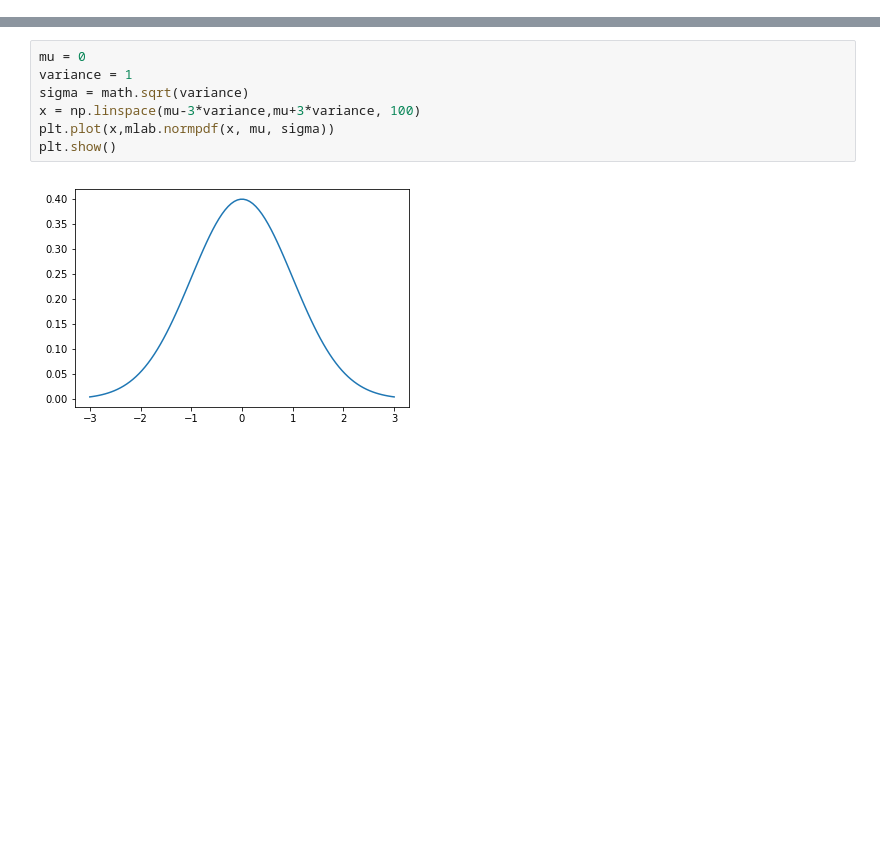
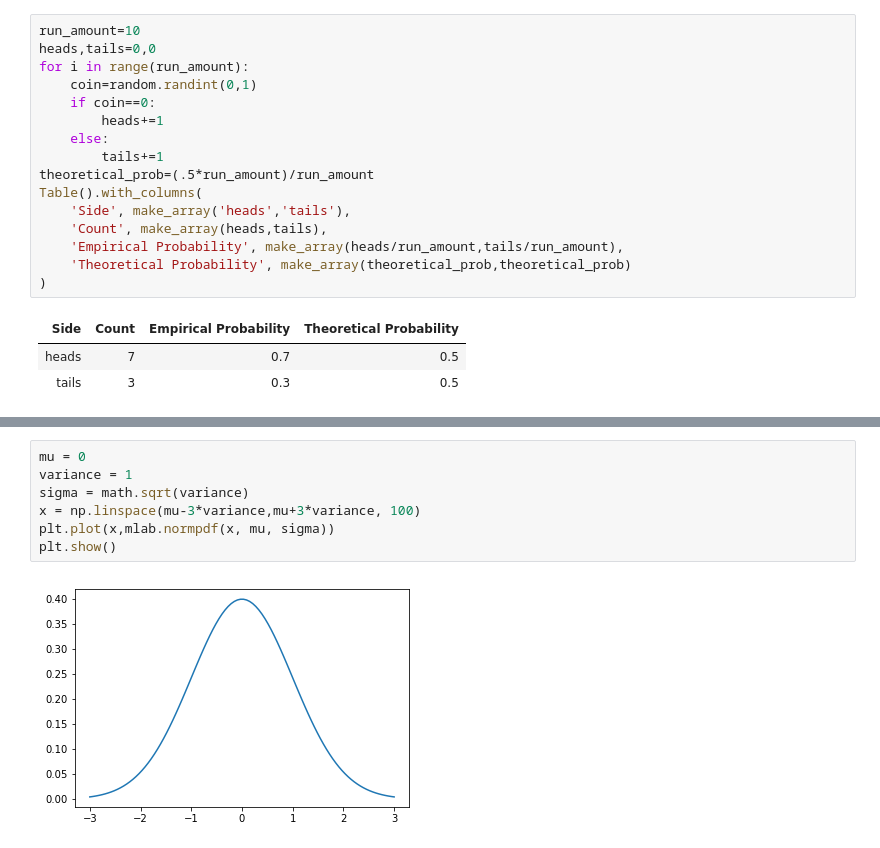
Before and after one commit to dsindia/notebooks, a Jupyter notebook: Intro_to_prob_cont.ipynb, the cells around one changed output, grey strips where cells are left out. Saved outputs shown, nothing was run; the diff lists cells and outputs as text; blank space fills up the shorter version.

Commit message:
added coin flip example

```diff
--- a/Intro_to_prob_cont.ipynb
+++ b/Intro_to_prob_cont.ipynb
@@ -5,0 +12,20 @@ import matplotlib.mlab as mlab
+# %%
+run_amount=10
+heads,tails=0,0
+for i in range(run_amount):
+    coin=random.randint(0,1)
+    if coin==0:
+        heads+=1
+    else:
+        tails+=1
+theoretical_prob=(.5*run_amount)/run_amount
+Table().with_columns(
+    'Side', make_array('heads','tails'),
+    'Count', make_array(heads,tails),
+    'Empirical Probability', make_array(heads/run_amount,tails/run_amount),
+    'Theoretical Probability', make_array(theoretical_prob,theoretical_prob)
+)
+# %% [output]
+| Side | Count | Empirical Probability | Theoretical Probability |
+| heads | 7 | 0.7 | 0.5 |
+| tails | 3 | 0.3 | 0.5 |
```
Also changed, not shown: parts of 12 cells of this notebook, 1 other file.
